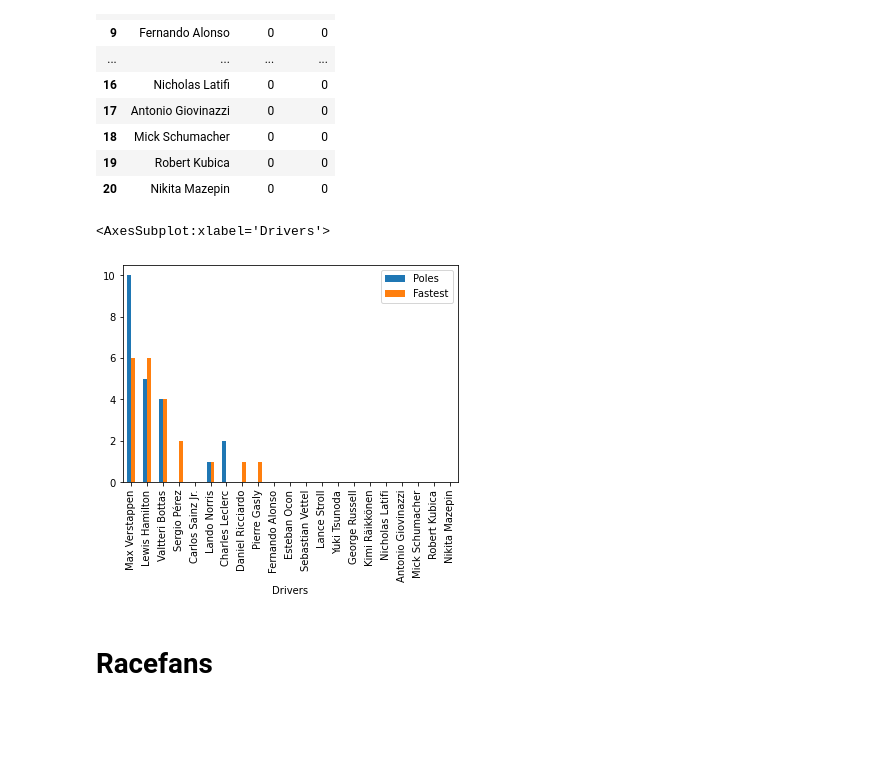
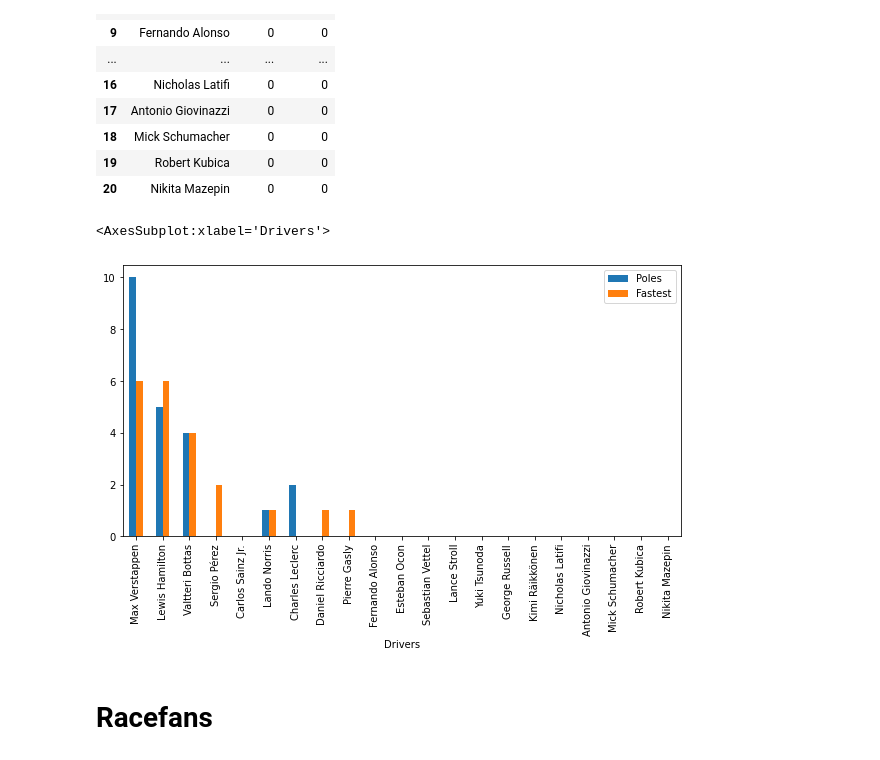
Before and after one commit to alanjones2/Alan-Jones-article-code, a Jupyter notebook: Wikitable/wikitable2.ipynb, the cells around one changed output. Cells and saved outputs as stored; diff of their text form; code cells hidden in the pictures; blank space fills up the shorter version.

```diff
--- a/Wikitable/wikitable2.ipynb
+++ b/Wikitable/wikitable2.ipynb
@@ -152,10 +152,10 @@ dp
 | 19 | Robert Kubica | 0 | 0 |
 | 20 | Nikita Mazepin | 0 | 0 |
 # %%
-dp.plot.bar(x='Drivers',y=['Poles','Fastest'])
+dp.plot.bar(x='Drivers',y=['Poles','Fastest'], figsize=(10,5))
 # %% [output]
 <AxesSubplot:xlabel='Drivers'>
-[figure, old version]
+[figure, new version]
 # %% [markdown]
 # Racefans
 # %%
```
Also changed, not shown: 3 other files.
